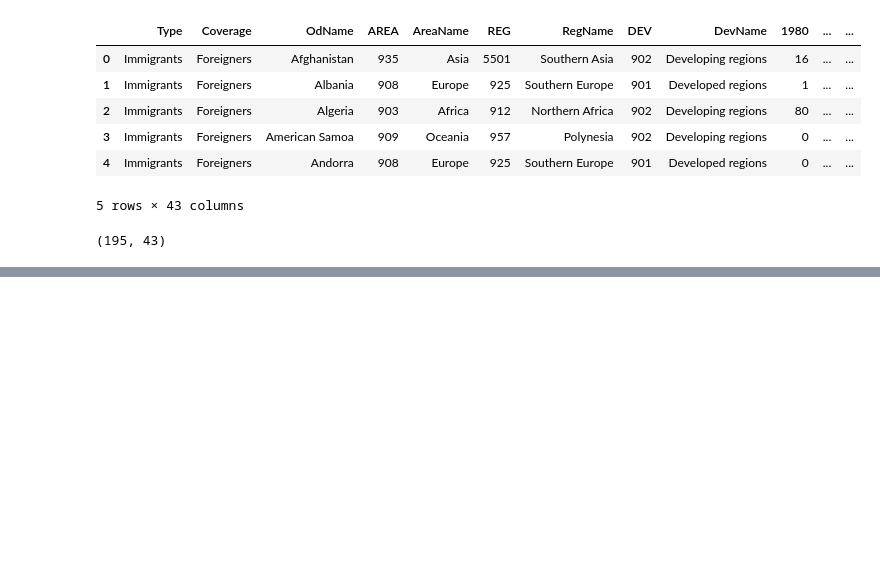
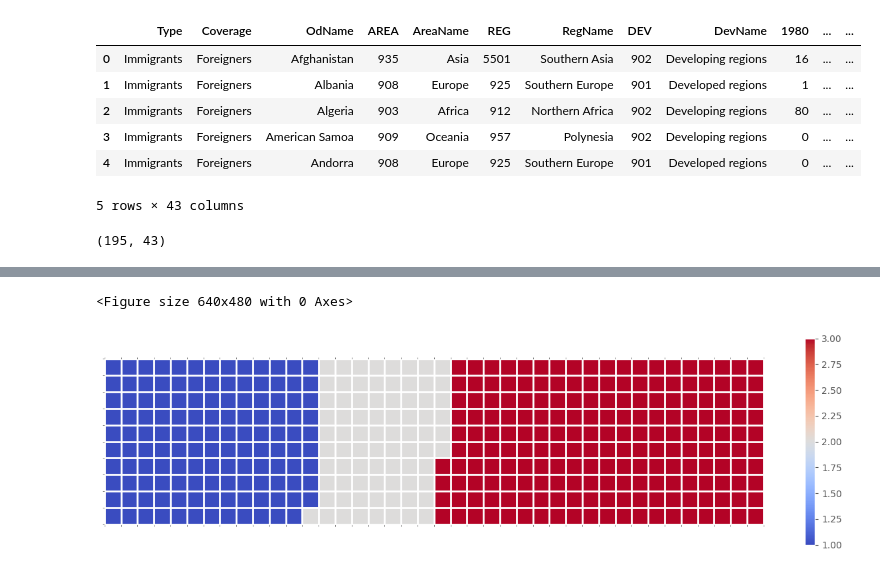
Before and after one commit to Seb85vickz/DAS7000Data_Analytics_and_Visualization, a Jupyter notebook: Data_ANALYSIS_with_Python.ipynb, the cells around one changed output, grey strips where cells are left out. Saved outputs shown, nothing was run; the diff lists cells and outputs as text; code cells hidden in the pictures; blank space fills up the shorter version.

```diff
--- a/Data_ANALYSIS_with_Python.ipynb
+++ b/Data_ANALYSIS_with_Python.ipynb
@@ -49,0 +192,25 @@ print(df_can.shape)
+# %%
+# instantiate a new figure object
+fig = plt.figure()
+
+# use matshow to display the waffle chart
+colormap = plt.cm.coolwarm
+plt.matshow(waffle_chart, cmap=colormap)
+plt.colorbar()
+
+# get the axis
+ax = plt.gca()
+
+# set minor ticks
+ax.set_xticks(np.arange(-.5, (width), 1), minor=True)
+ax.set_yticks(np.arange(-.5, (height), 1), minor=True)
+
+# add gridlines based on minor ticks
+ax.grid(which='minor', color='w', linestyle='-', linewidth=2)
+
+plt.xticks([])
+plt.yticks([])
+plt.show()
+# %% [output]
+<Figure size 640x480 with 0 Axes>
+[figure, added]
```
Also changed, not shown: parts of 10 cells of this notebook.
